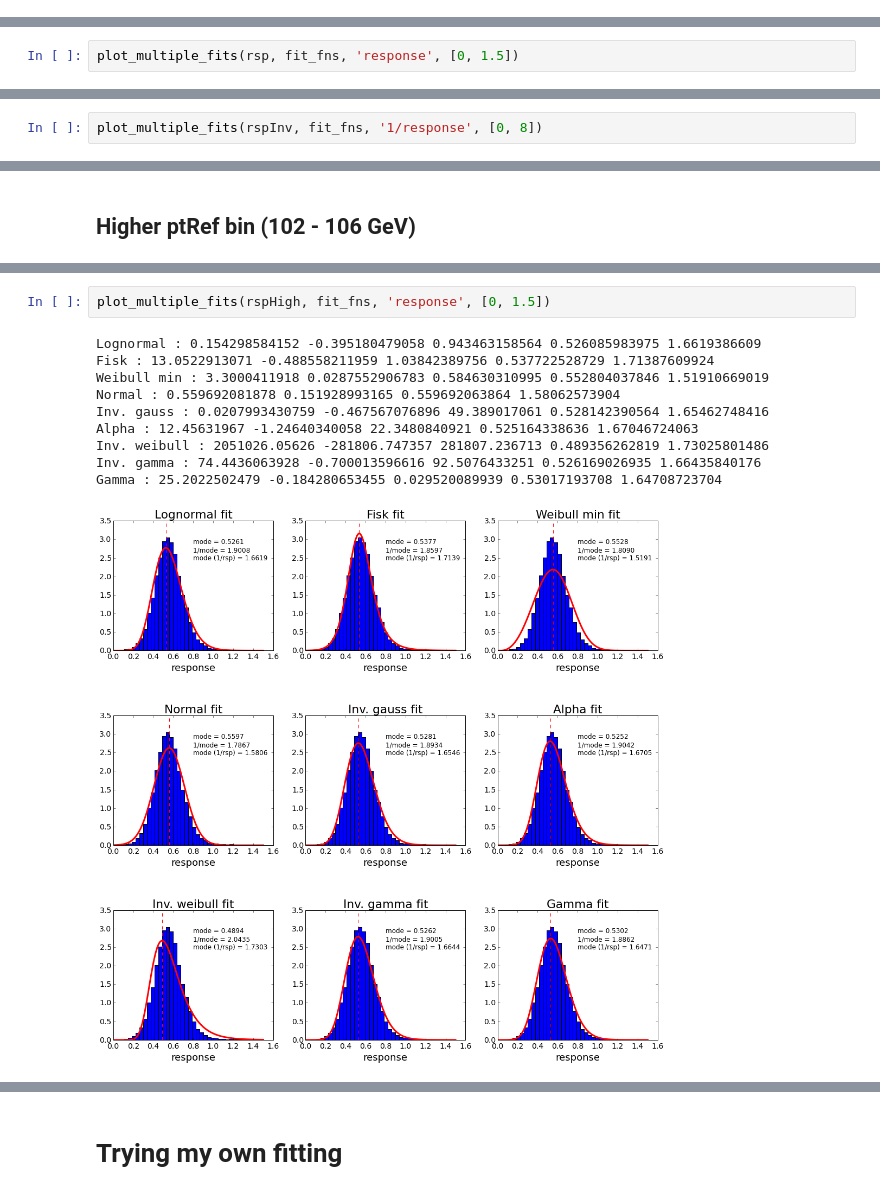
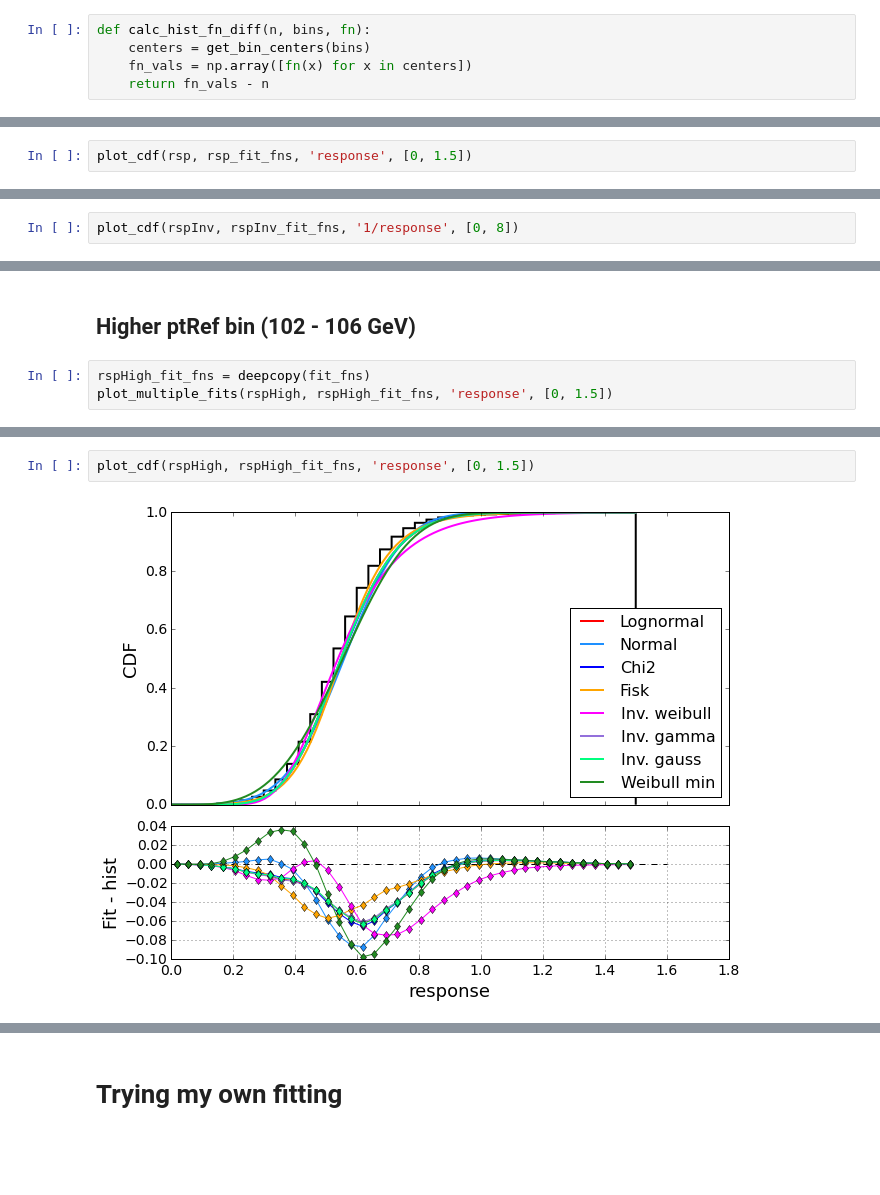
Before and after one commit to raggleton/random-notebooks, a Jupyter notebook: Fit Function explorer.ipynb, the cells around one changed output, grey strips where cells are left out. Drawn from its saved outputs; the diff is of its cells as text; blank space fills up the shorter version.

```diff
--- a/Fit Function explorer.ipynb
+++ b/Fit Function explorer.ipynb
@@ -134,0 +243,5 @@ def plot_multiple_fits(data, fit_fns, x_label, x_range, n_fit_std=10):
+# %%
+def calc_hist_fn_diff(n, bins, fn):
+    centers = get_bin_centers(bins)
+    fn_vals = np.array([fn(x) for x in centers])
+    return fn_vals - n
@@ -135,3 +291,3 @@ def plot_multiple_fits(data, fit_fns, x_label, x_range, n_fit_std=10):
 # %%
-plot_multiple_fits(rsp, fit_fns, 'response', [0, 1.5])
+plot_cdf(rsp, rsp_fit_fns, 'response', [0, 1.5])
 # %% [output]
@@ -166,3 +325,3 @@ plt.ylabel('CDF')
 # %%
-plot_multiple_fits(rspInv, fit_fns, '1/response', [0, 8])
+plot_cdf(rspInv, rspInv_fit_fns, '1/response', [0, 8])
 # %% [output]
@@ -223,2 +405,5 @@ apply_fit_to_inverse(scipy.stats.fisk, 'Fisk')
 # %% [markdown]
 ## Higher ptRef bin (102 - 106 GeV)
+# %%
+rspHigh_fit_fns = deepcopy(fit_fns)
+plot_multiple_fits(rspHigh, rspHigh_fit_fns, 'response', [0, 1.5])
@@ -225,14 +430,5 @@ apply_fit_to_inverse(scipy.stats.fisk, 'Fisk')
 # %%
-plot_multiple_fits(rspHigh, fit_fns, 'response', [0, 1.5])
+plot_cdf(rspHigh, rspHigh_fit_fns, 'response', [0, 1.5])
 # %% [output]
-Lognormal : 0.154298584152 -0.395180479058 0.943463158564 0.526085983975 1.6619386609
-Fisk : 13.0522913071 -0.488558211959 1.03842389756 0.537722528729 1.71387609924
-Weibull min : 3.3000411918 0.0287552906783 0.584630310995 0.552804037846 1.51910669019
-Normal : 0.559692081878 0.151928993165 0.559692063864 1.58062573904
-Inv. gauss : 0.0207993430759 -0.467567076896 49.389017061 0.528142390564 1.65462748416
-Alpha : 12.45631967 -1.24640340058 22.3480840921 0.525164338636 1.67046724063
-Inv. weibull : 2051026.05626 -281806.747357 281807.236713 0.489356262819 1.73025801486
-Inv. gamma : 74.4436063928 -0.700013596616 92.5076433251 0.526169026935 1.66435840176
-Gamma : 25.2022502479 -0.184280653455 0.029520089939 0.53017193708 1.64708723704
-[figure, old version]
+[figure, new version]
 # %%
```
Also changed, not shown: parts of 32 cells of this notebook, 3 other files.
